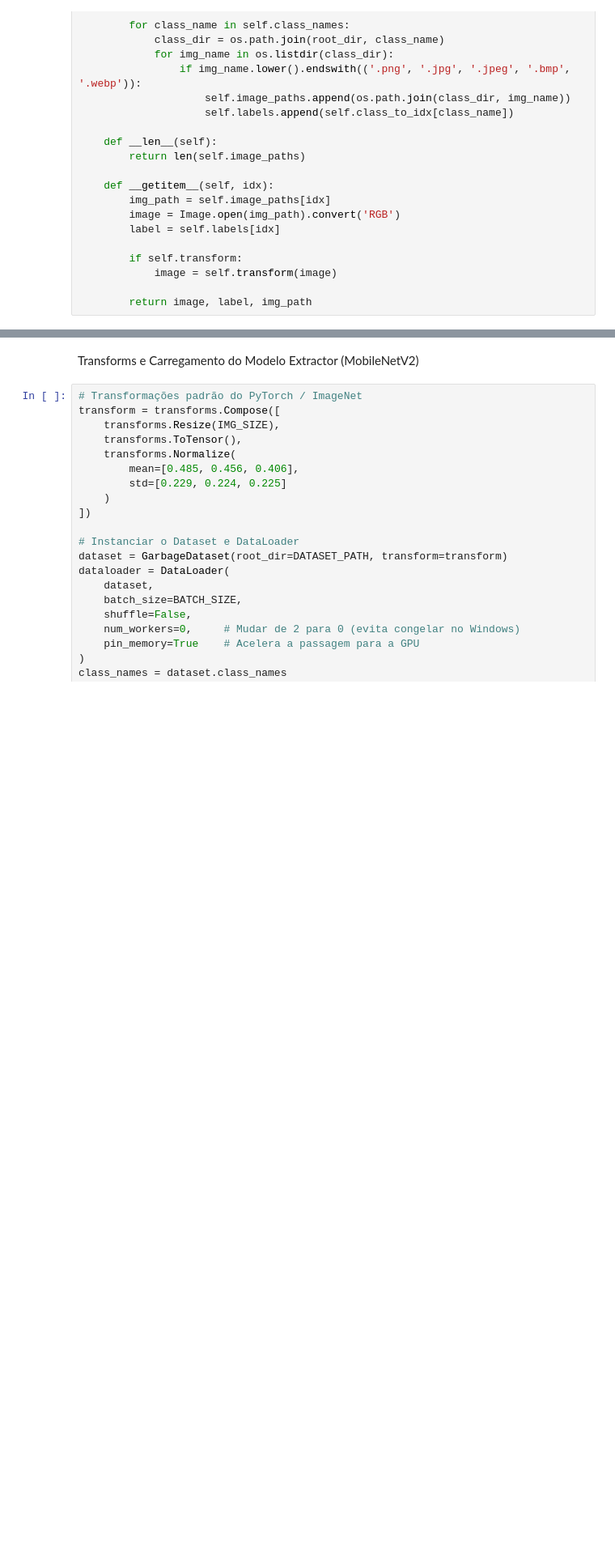
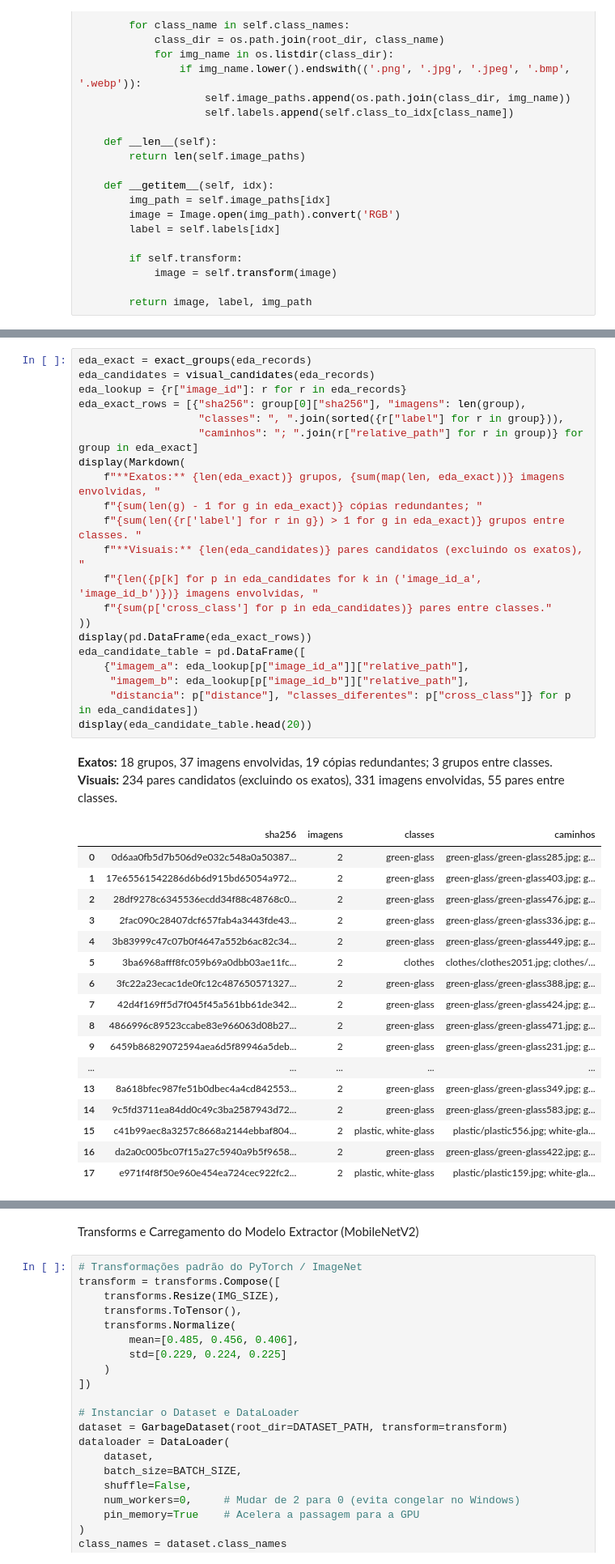
Before and after one commit to tomasgferreira06/hitl-waste-classification, a Jupyter notebook: notebooks/01_waste_classification_hitl.ipynb, the cells around one changed output, grey strips where cells are left out. Shown at 81% size. Cells and saved outputs as stored; diff of their text form; blank space fills up the shorter version.

```diff
--- a/notebooks/01_waste_classification_hitl.ipynb
+++ b/notebooks/01_waste_classification_hitl.ipynb
@@ -83,0 +281,40 @@ class GarbageDataset(Dataset):
+# %%
+eda_exact = exact_groups(eda_records)
+eda_candidates = visual_candidates(eda_records)
+eda_lookup = {r["image_id"]: r for r in eda_records}
+eda_exact_rows = [{"sha256": group[0]["sha256"], "imagens": len(group),
+                   "classes": ", ".join(sorted({r["label"] for r in group})),
+                   "caminhos": "; ".join(r["relative_path"] for r in group)} for group in eda_exact]
+display(Markdown(
+    f"**Exatos:** {len(eda_exact)} grupos, {sum(map(len, eda_exact))} imagens envolvidas, "
+    f"{sum(len(g) - 1 for g in eda_exact)} cópias redundantes; "
+    f"{sum(len({r['label'] for r in g}) > 1 for g in eda_exact)} grupos entre classes. "
+    f"**Visuais:** {len(eda_candidates)} pares candidatos (excluindo os exatos), "
+    f"{len({p[k] for p in eda_candidates for k in ('image_id_a', 'image_id_b')})} imagens envolvidas, "
+    f"{sum(p['cross_class'] for p in eda_candidates)} pares entre classes."
+))
+display(pd.DataFrame(eda_exact_rows))
+eda_candidate_table = pd.DataFrame([
+    {"imagem_a": eda_lookup[p["image_id_a"]]["relative_path"],
+     "imagem_b": eda_lookup[p["image_id_b"]]["relative_path"],
+     "distancia": p["distance"], "classes_diferentes": p["cross_class"]} for p in eda_candidates])
+display(eda_candidate_table.head(20))
+# %% [output]
+**Exatos:** 18 grupos, 37 imagens envolvidas, 19 cópias redundantes; 3 grupos entre classes. **Visuais:** 234 pares candidatos (excluindo os exatos), 331 imagens envolvidas, 55 pares entre classes.
+|  | sha256 | imagens | classes | caminhos |
+| 0 | 0d6aa0fb5d7b506d9e032c548a0a50387... | 2 | green-glass | green-glass/green-glass285.jpg; g... |
+| 1 | 17e65561542286d6b6d915bd65054a972... | 2 | green-glass | green-glass/green-glass403.jpg; g... |
+| 2 | 28df9278c6345536ecdd34f88c48768c0... | 2 | green-glass | green-glass/green-glass476.jpg; g... |
+| 3 | 2fac090c28407dcf657fab4a3443fde43... | 2 | green-glass | green-glass/green-glass336.jpg; g... |
+| 4 | 3b83999c47c07b0f4647a552b6ac82c34... | 2 | green-glass | green-glass/green-glass449.jpg; g... |
+| 5 | 3ba6968afff8fc059b69a0dbb03ae11fc... | 2 | clothes | clothes/clothes2051.jpg; clothes/... |
+| 6 | 3fc22a23ecac1de0fc12c487650571327... | 2 | green-glass | green-glass/green-glass388.jpg; g... |
+| 7 | 42d4f169ff5d7f045f45a561bb61de342... | 2 | green-glass | green-glass/green-glass424.jpg; g... |
+| 8 | 4866996c89523ccabe83e966063d08b27... | 2 | green-glass | green-glass/green-glass471.jpg; g... |
+| 9 | 6459b86829072594aea6d5f89946a5deb... | 2 | green-glass | green-glass/green-glass231.jpg; g... |
+| ... | ... | ... | ... | ... |
+| 13 | 8a618bfec987fe51b0dbec4a4cd842553... | 2 | green-glass | green-glass/green-glass349.jpg; g... |
+| 14 | 9c5fd3711ea84dd0c49c3ba2587943d72... | 2 | green-glass | green-glass/green-glass583.jpg; g... |
+| 15 | c41b99aec8a3257c8668a2144ebbaf804... | 2 | plastic, white-glass | plastic/plastic556.jpg; white-gla... |
+| 16 | da2a0c005bc07f15a27c5940a9b5f9658... | 2 | green-glass | green-glass/green-glass422.jpg; g... |
+| 17 | e971f4f8f50e960e454ea724cec922fc2... | 2 | plastic, white-glass | plastic/plastic159.jpg; white-gla... |
```
Also changed, not shown: parts of 16 cells of this notebook, 13 other files.
